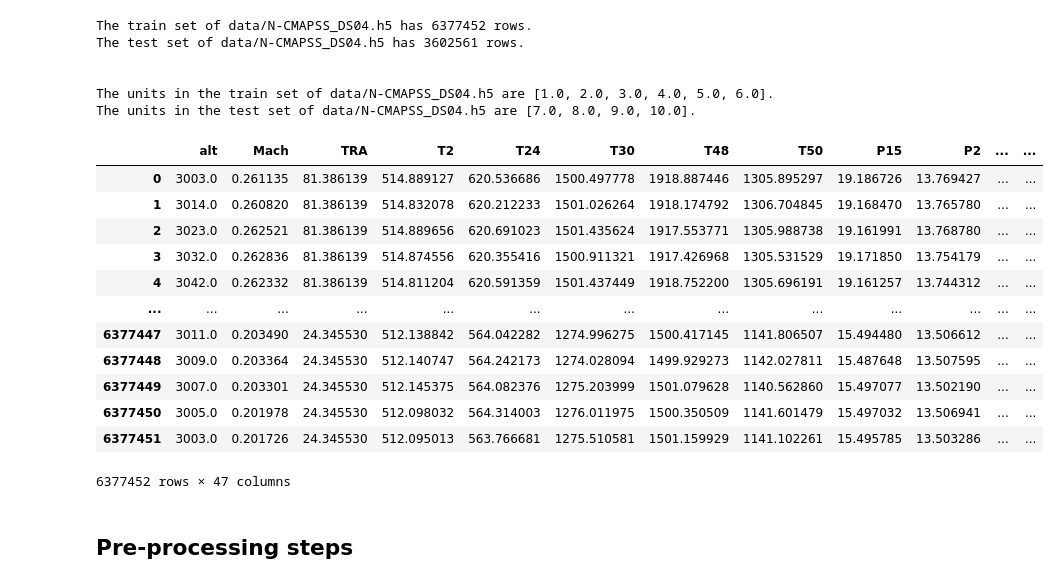
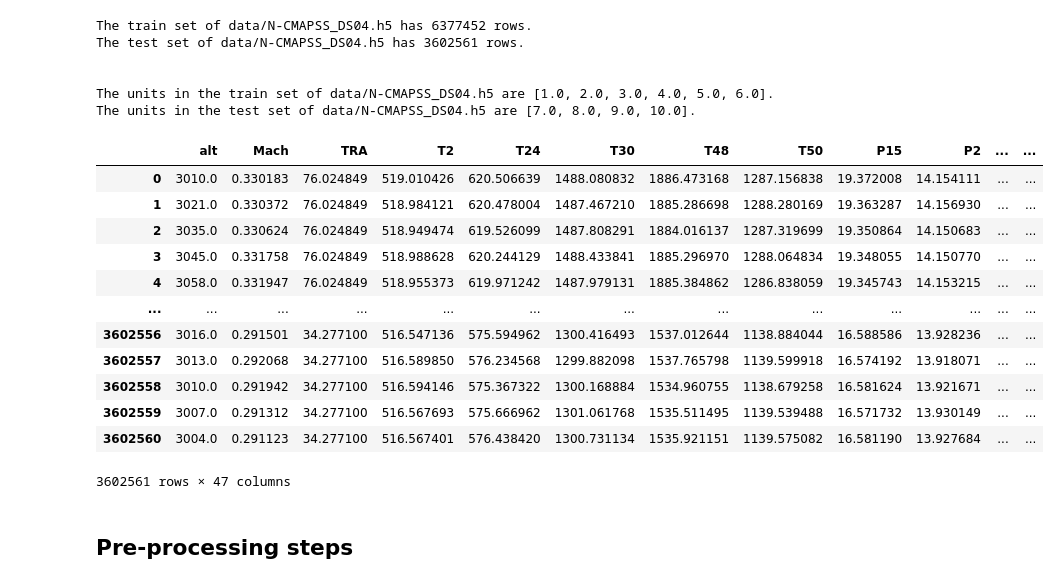
Before and after one commit to kimtigchelaar/masterthesis, a Jupyter notebook: preprocessing.ipynb, the cells around one changed output. Drawn from its saved outputs; the diff is of its cells as text; code cells hidden in the pictures.

```diff
--- a/preprocessing.ipynb
+++ b/preprocessing.ipynb
@@ -114,19 +117,3 @@ The test set of data/N-CMAPSS_DS04.h5 has 3602561 rows.
 
 The units in the train set of data/N-CMAPSS_DS04.h5 are [1.0, 2.0, 3.0, 4.0, 5.0, 6.0].
 The units in the test set of data/N-CMAPSS_DS04.h5 are [7.0, 8.0, 9.0, 10.0].
-# %%
-df_train
-# %% [output]
-|  | alt | Mach | TRA | T2 | T24 | T30 | T48 | T50 | P15 | P2 | ... | ... |
-| 0 | 3003.0 | 0.261135 | 81.386139 | 514.889127 | 620.536686 | 1500.497778 | 1918.887446 | 1305.895297 | 19.186726 | 13.769427 | ... | ... |
-| 1 | 3014.0 | 0.260820 | 81.386139 | 514.832078 | 620.212233 | 1501.026264 | 1918.174792 | 1306.704845 | 19.168470 | 13.765780 | ... | ... |
-| 2 | 3023.0 | 0.262521 | 81.386139 | 514.889656 | 620.691023 | 1501.435624 | 1917.553771 | 1305.988738 | 19.161991 | 13.768780 | ... | ... |
-| 3 | 3032.0 | 0.262836 | 81.386139 | 514.874556 | 620.355416 | 1500.911321 | 1917.426968 | 1305.531529 | 19.171850 | 13.754179 | ... | ... |
-| 4 | 3042.0 | 0.262332 | 81.386139 | 514.811204 | 620.591359 | 1501.437449 | 1918.752200 | 1305.696191 | 19.161257 | 13.744312 | ... | ... |
-| ... | ... | ... | ... | ... | ... | ... | ... | ... | ... | ... | ... | ... |
-| 6377447 | 3011.0 | 0.203490 | 24.345530 | 512.138842 | 564.042282 | 1274.996275 | 1500.417145 | 1141.806507 | 15.494480 | 13.506612 | ... | ... |
-| 6377448 | 3009.0 | 0.203364 | 24.345530 | 512.140747 | 564.242173 | 1274.028094 | 1499.929273 | 1142.027811 | 15.487648 | 13.507595 | ... | ... |
-| 6377449 | 3007.0 | 0.203301 | 24.345530 | 512.145375 | 564.082376 | 1275.203999 | 1501.079628 | 1140.562860 | 15.497077 | 13.502190 | ... | ... |
-| 6377450 | 3005.0 | 0.201978 | 24.345530 | 512.098032 | 564.314003 | 1276.011975 | 1500.350509 | 1141.601479 | 15.497032 | 13.506941 | ... | ... |
-| 6377451 | 3003.0 | 0.201726 | 24.345530 | 512.095013 | 563.766681 | 1275.510581 | 1501.159929 | 1141.102261 | 15.495785 | 13.503286 | ... | ... |
-6377452 rows × 47 columns
@@ -152,3 +120,19 @@ df_train
+# %%
+df_test
+# %% [output]
+|  | alt | Mach | TRA | T2 | T24 | T30 | T48 | T50 | P15 | P2 | ... | ... |
+| 0 | 3010.0 | 0.330183 | 76.024849 | 519.010426 | 620.506639 | 1488.080832 | 1886.473168 | 1287.156838 | 19.372008 | 14.154111 | ... | ... |
+| 1 | 3021.0 | 0.330372 | 76.024849 | 518.984121 | 620.478004 | 1487.467210 | 1885.286698 | 1288.280169 | 19.363287 | 14.156930 | ... | ... |
+| 2 | 3035.0 | 0.330624 | 76.024849 | 518.949474 | 619.526099 | 1487.808291 | 1884.016137 | 1287.319699 | 19.350864 | 14.150683 | ... | ... |
+| 3 | 3045.0 | 0.331758 | 76.024849 | 518.988628 | 620.244129 | 1488.433841 | 1885.296970 | 1288.064834 | 19.348055 | 14.150770 | ... | ... |
+| 4 | 3058.0 | 0.331947 | 76.024849 | 518.955373 | 619.971242 | 1487.979131 | 1885.384862 | 1286.838059 | 19.345743 | 14.153215 | ... | ... |
+| ... | ... | ... | ... | ... | ... | ... | ... | ... | ... | ... | ... | ... |
+| 3602556 | 3016.0 | 0.291501 | 34.277100 | 516.547136 | 575.594962 | 1300.416493 | 1537.012644 | 1138.884044 | 16.588586 | 13.928236 | ... | ... |
+| 3602557 | 3013.0 | 0.292068 | 34.277100 | 516.589850 | 576.234568 | 1299.882098 | 1537.765798 | 1139.599918 | 16.574192 | 13.918071 | ... | ... |
+| 3602558 | 3010.0 | 0.291942 | 34.277100 | 516.594146 | 575.367322 | 1300.168884 | 1534.960755 | 1138.679258 | 16.581624 | 13.921671 | ... | ... |
+| 3602559 | 3007.0 | 0.291312 | 34.277100 | 516.567693 | 575.666962 | 1301.061768 | 1535.511495 | 1139.539488 | 16.571732 | 13.930149 | ... | ... |
+| 3602560 | 3004.0 | 0.291123 | 34.277100 | 516.567401 | 576.438420 | 1300.731134 | 1535.921151 | 1139.575082 | 16.581190 | 13.927684 | ... | ... |
+3602561 rows × 47 columns
 # %% [markdown]
 ## Pre-processing steps
 # %%
```
Also changed, not shown: parts of 20 cells of this notebook.
